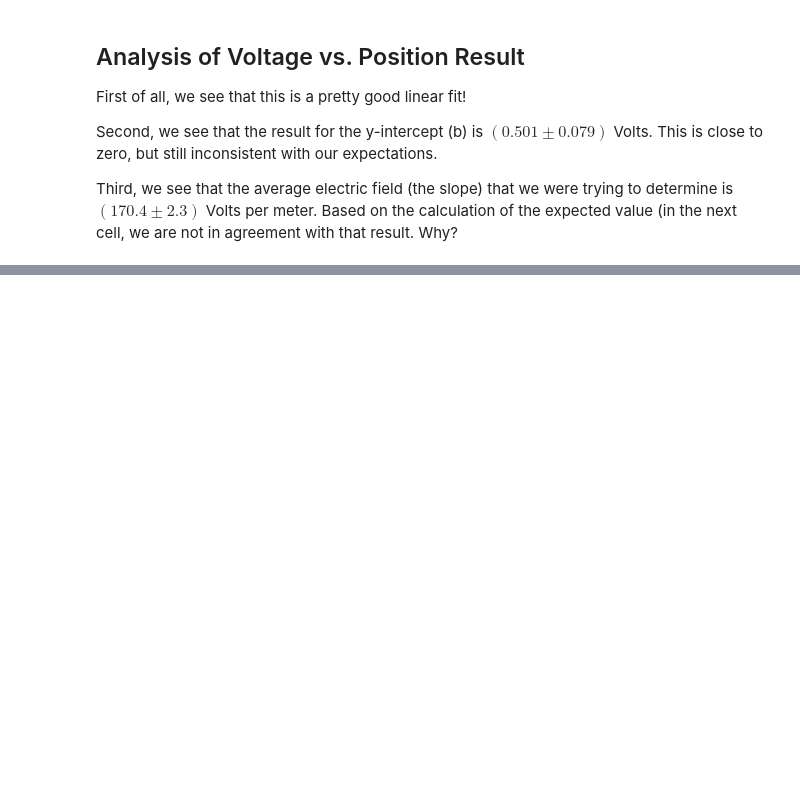
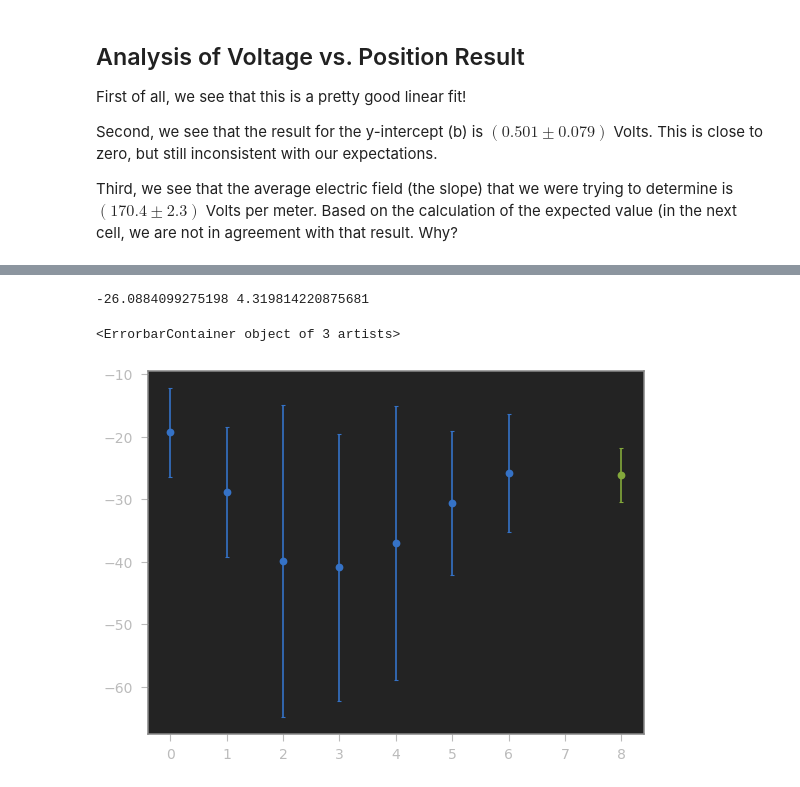
Before and after one commit to brash99/Phys202L, a Jupyter notebook: JupyterNotebooks/Field_Mapping_Analysis.ipynb, the cells around one changed output, grey strips where cells are left out. Saved outputs shown, nothing was run; the diff lists cells and outputs as text; code cells hidden in the pictures; blank space fills up the shorter version.

```diff
--- a/JupyterNotebooks/Field_Mapping_Analysis.ipynb
+++ b/JupyterNotebooks/Field_Mapping_Analysis.ipynb
@@ -297,0 +173,12 @@ print (Impulse,dImpulse)
+# %%
+# Define uncertainties in X and Y, in pixels
+df_2V['dX']=5.0
+df_2V['dY']=5.0
+
+# Calculate X and Y positions, in meters, with uncertainties
+df_2V['X_m']=df_2V['X']*lcal
+df_2V['dX_m']=df_2V['X_m']*(df_2V['dX']/df_2V['X'] + dlcal/lcal)
+df_2V['Y_m']=df_2V['Y']*lcal
+df_2V['dY_m']=df_2V['Y_m']*(df_2V['dY']/df_2V['Y'] + dlcal/lcal)
+
+df_2V
@@ -297,0 +249,17 @@ print (Impulse,dImpulse)
+# %%
+# Calculate the weighted average of the inverse difference values.
+def w_avg(df, values, weights):
+    d = df[values]
+    w = 1.0/df[weights]**2
+    return (d * w).sum()/w.sum(), np.sqrt(1/w.sum())
+
+average, daverage = w_avg(df_2V, 'ID', 'dID')
+print (average,daverage)
+
+plt.figure(figsize=(8, 6), dpi=80)
+plt.errorbar(df_2V.index, df_2V['ID'], xerr=0, yerr=df_2V['dID'], fmt='o', capsize=2, capthick=1)
+plt.errorbar(8, average, xerr=0, yerr=daverage, fmt='o', capsize=2, capthick=1)
+# %% [output]
+-26.0884099275198 4.319814220875681
+<ErrorbarContainer object of 3 artists>
+[figure, added]
```
Also changed, not shown: parts of 15 cells of this notebook, 1 other file.
